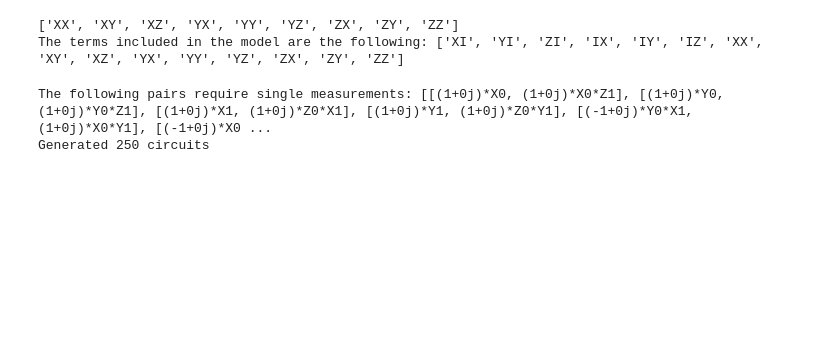
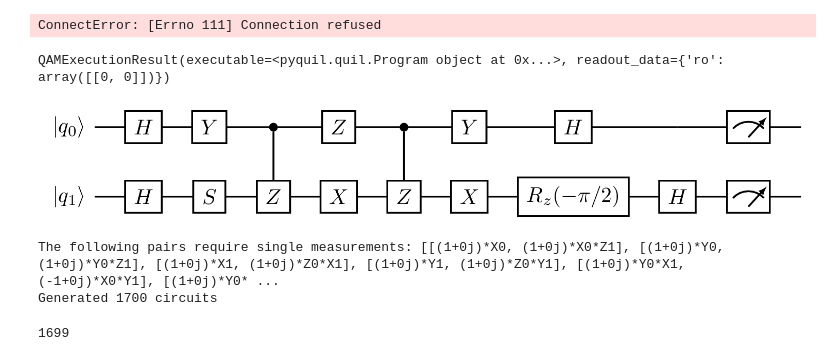
Before and after one commit to benmcdonough20/NEPEC_on_Hardware, a Jupyter notebook: FullProcedure/on_rigetti.ipynb, the cells around one changed output. Cells and saved outputs as stored; diff of their text form; code cells hidden in the pictures; blank space fills up the shorter version.

```diff
--- a/FullProcedure/on_rigetti.ipynb
+++ b/FullProcedure/on_rigetti.ipynb
@@ -12,7 +235,6 @@ from random import choice
 # %%
-qpu = get_qc("9q-qvm")
+qpu = get_qc("9q-qvm", noisy=True)
 layer = Program(CZ(0,1))
 tglp = LearningProcedure(layer, qpu)
 # %% [output]
-['XX', 'XY', 'XZ', 'YX', 'YY', 'YZ', 'ZX', 'ZY', 'ZZ']
-The terms included in the model are the following: ['XI', 'YI', 'ZI', 'IX', 'IY', 'IZ', 'XX', 'XY', 'XZ', 'YX', 'YY', 'YZ', 'ZX', 'ZY', 'ZZ']
+ConnectError: [Errno 111] Connection refused
@@ -238,5 +241,27 @@ class LearningProcedure:
+# %%
+circ, data = tglp.instance(PauliTerm.from_list([("X",0),("Y",1)]),PauliTerm.from_list([("X",0),("Y",1)]),2, transpiled=False)
+# %%
+exe = qpu.compiler.native_quil_to_executable(circ)
+qpu.run(exe)
+# %% [output]
+QAMExecutionResult(executable=<pyquil.quil.Program object at 0x...>, readout_data={'ro': array([[0, 0]])})
+# %%
+display(circ)
+# %% [output]
+[figure, added]
 # %%
-circuits, metadatas = tglp.procedure([2,4], 10, 100)
+circuits, metadatas = tglp.procedure([2,4,16], 50, 50, transpiled=False)
 # %% [output]
-The following pairs require single measurements: [[(1+0j)*X0, (1+0j)*X0*Z1], [(1+0j)*Y0, (1+0j)*Y0*Z1], [(1+0j)*X1, (1+0j)*Z0*X1], [(1+0j)*Y1, (1+0j)*Z0*Y1], [(-1+0j)*Y0*X1, (1+0j)*X0*Y1], [(-1+0j)*X0 ...
-Generated 250 circuits
+The following pairs require single measurements: [[(1+0j)*X0, (1+0j)*X0*Z1], [(1+0j)*Y0, (1+0j)*Y0*Z1], [(1+0j)*X1, (1+0j)*Z0*X1], [(1+0j)*Y1, (1+0j)*Z0*Y1], [(1+0j)*Y0*X1, (-1+0j)*X0*Y1], [(1+0j)*Y0* ...
+Generated 1700 circuits
+# %%
+results = []
+from collections import Counter
+for i,circ in enumerate(circuits):
+    print(i, end='\r')
+    exe = qpu.compiler.native_quil_to_executable(circ)
+    res = qpu.run(exe).readout_data['ro']
+    l = [tuple(r) for r in res]
+    results.append(Counter(l))
+# %% [output]
+1699
```
Also changed, not shown: parts of 20 cells of this notebook, 2 other files.
